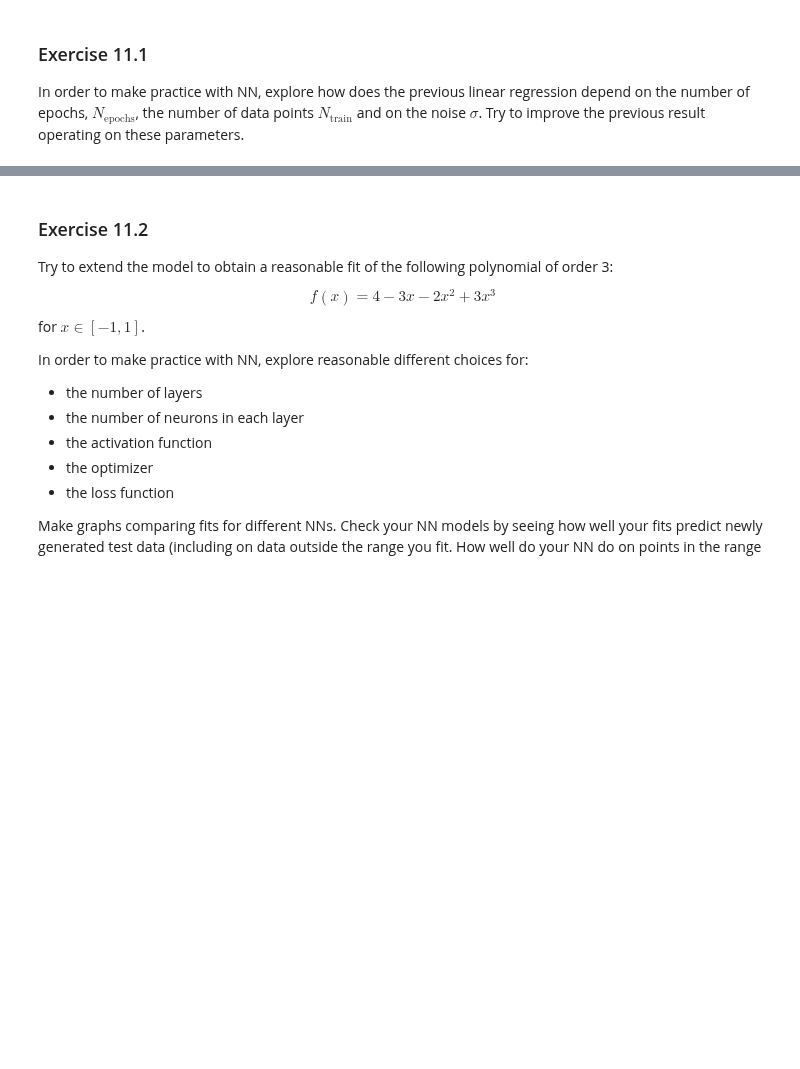
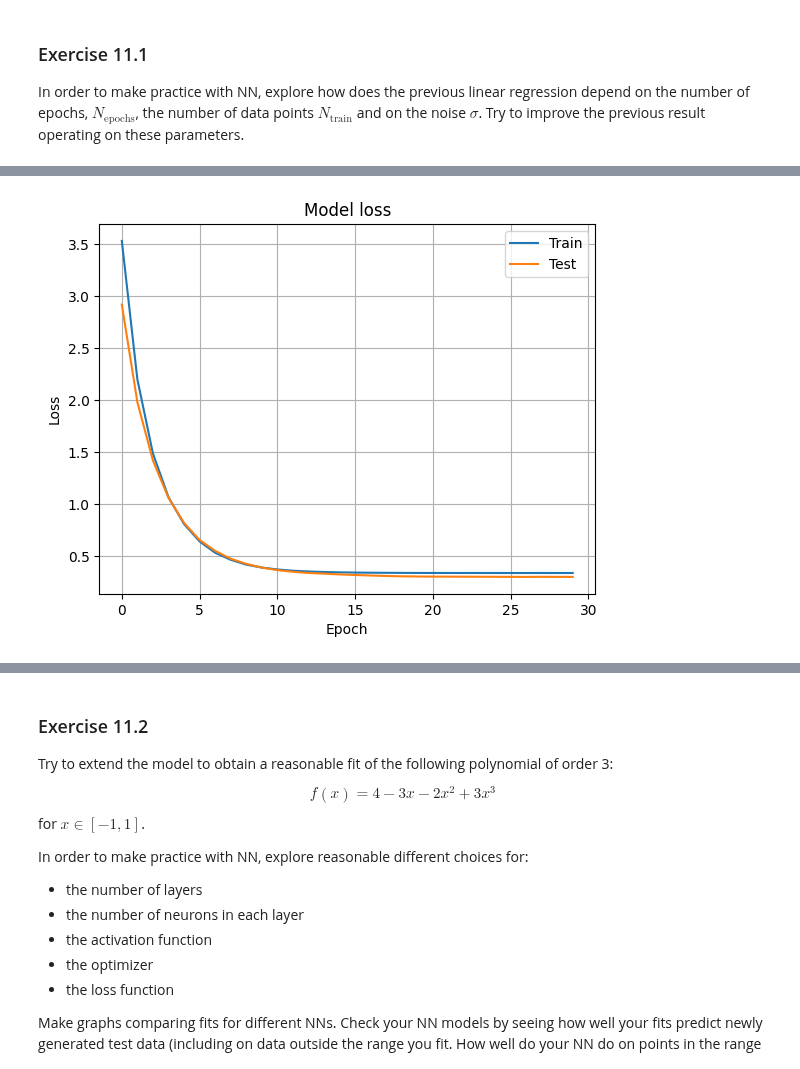
Before and after one commit to sergio-egm/lsn_delivery_exercises, a Jupyter notebook: es11/LSN_Exercises_11.ipynb, the cells around one changed output, grey strips where cells are left out. Cells and saved outputs as stored; diff of their text form; code cells hidden in the pictures; blank space fills up the shorter version.

```diff
--- a/es11/LSN_Exercises_11.ipynb
+++ b/es11/LSN_Exercises_11.ipynb
@@ -210,3 +193,25 @@ plt.show()
 ### Exercise 11.1
 
 In order to make practice with NN, explore how does the previous linear regression depend on the number of epochs, $N_{\mathrm{epochs}}$, the number of data points $N_{\mathrm{train}}$ and on the noise $\sigma$. Try to improve the previous result operating on these parameters.
+# %%
+# generate training inputs
+np.random.seed(0)
+x_train = np.random.uniform(-1, 1, 1000)
+x_valid = np.random.uniform(-1, 1, 50)
+x_valid.sort()
+y_target = m * x_valid + b # ideal (target) linear function
+
+sigma = 0.6 # noise standard deviation, for the moment it is absent
+y_train = np.random.normal(m * x_train + b, sigma) # actual measures from which we want to guess regression parameters
+y_valid = np.random.normal(m * x_valid + b, sigma)
+# %%
+model = tf.keras.Sequential()
+model.add(Dense(1, input_shape=(1,)))
+
+# compile the model choosing optimizer, loss and metrics objects
+model.compile(optimizer='sgd', loss='mse', metrics=['mse'])
+# %%
+history = model.fit(x=x_train, y=y_train,
+          batch_size=32, epochs=30,
+          shuffle=True, # a good idea is to shuffle input before at each epoch
+          validation_data=(x_valid, y_valid))
@@ -212,0 +266,11 @@ In order to make practice with NN, explore how does the previous linear regressi
+# %%
+plt.plot(history.history['loss'])
+plt.plot(history.history['val_loss'])
+plt.title('Model loss')
+plt.ylabel('Loss')
+plt.xlabel('Epoch')
+plt.legend(['Train', 'Test'], loc='best')
+plt.grid(True)
+plt.show()
+# %% [output]
+[figure, added]
```
Also changed, not shown: parts of 30 cells of this notebook.
